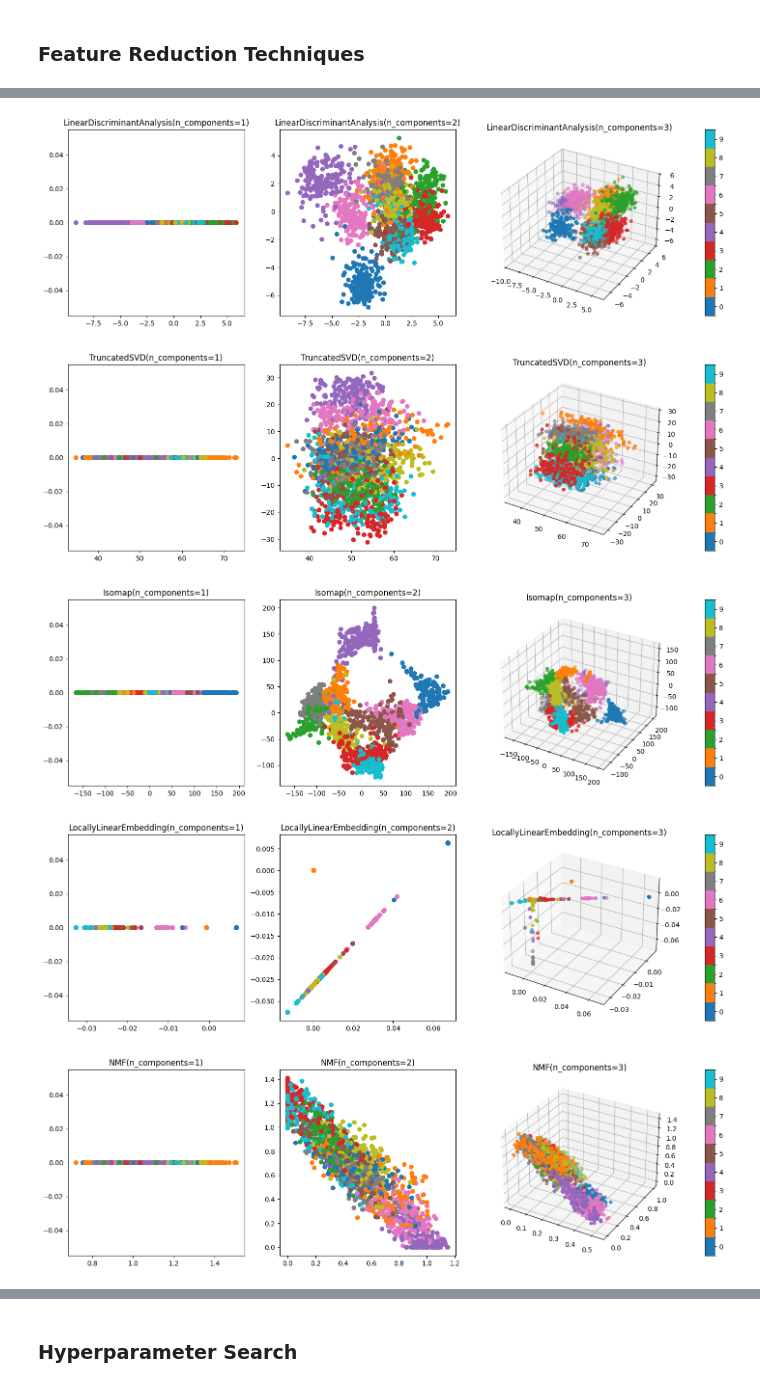
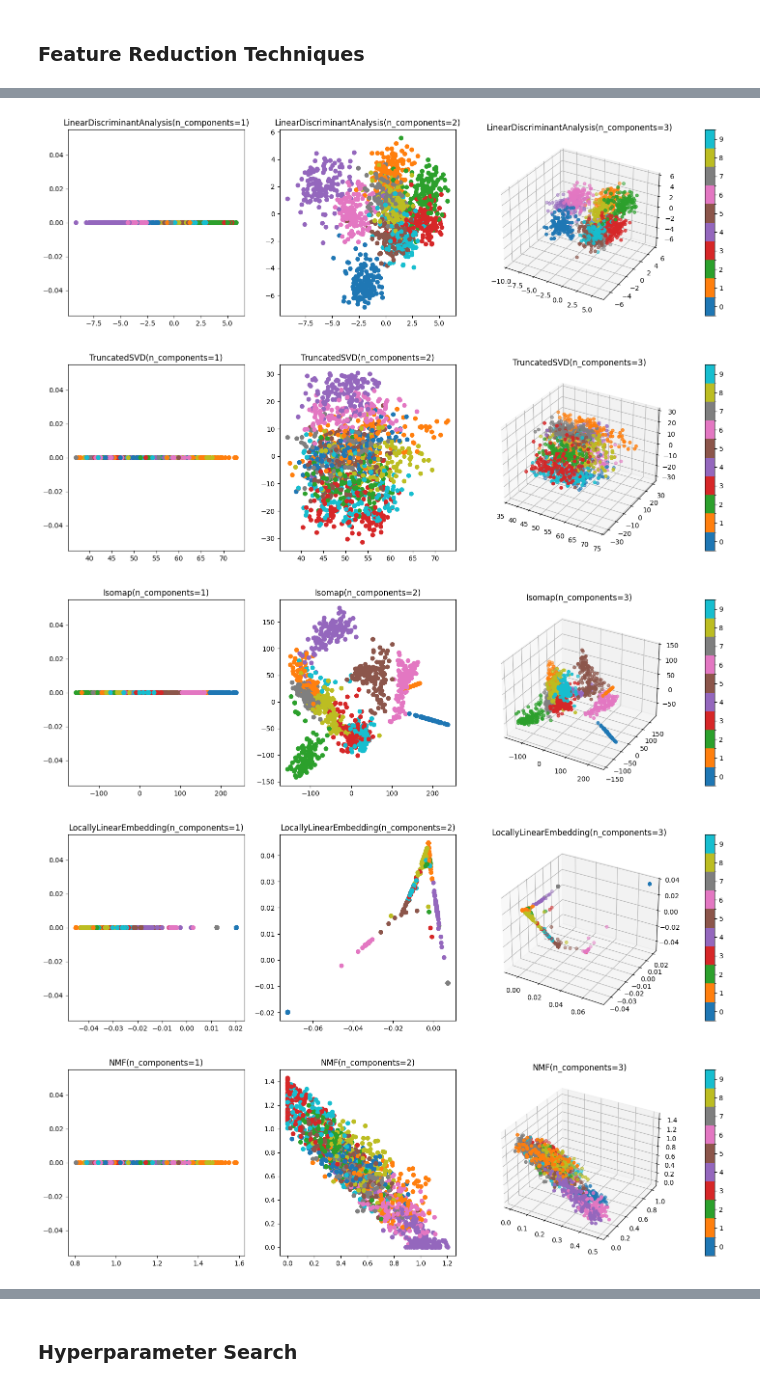
Before and after one commit to kit0kat/ws25-quantum-machine-learning-project, a Jupyter notebook: 2_feature_reduction.ipynb, the cells around one changed output, grey strips where cells are left out. Cells and saved outputs as stored; diff of their text form; code cells hidden in the pictures.

Commit message:
Fix: Run feature reduction HPO on train set only

```diff
--- a/2_feature_reduction.ipynb
+++ b/2_feature_reduction.ipynb
@@ -21,6 +21,7 @@ from sklearn.random_projection import GaussianRandomProjection, SparseRandomProj
 warnings.filterwarnings("ignore")
 # %%
 X, y = load_digits(return_X_y=True)
+X_train, _, y_train, _ = train_test_split(X, y, shuffle=True, test_size=0.2, random_state=42, stratify=y)
 # %%
 def plot_feature_reduction(transformer_cls: Type[TransformerMixin], X: np.ndarray, y: np.ndarray) -> None:
     x_1d = transformer_cls(n_components=1).fit_transform(X, y)
@@ -49,14 +50,14 @@ def plot_feature_reduction(transformer_cls: Type[TransformerMixin], X: np.ndarra
 # %% [markdown]
 ### Feature Reduction Techniques
 # %%
-plot_feature_reduction(PCA, X, y)
-plot_feature_reduction(LinearDiscriminantAnalysis, X, y)
-plot_feature_reduction(TruncatedSVD, X, y)
-plot_feature_reduction(Isomap, X, y)
-plot_feature_reduction(LocallyLinearEmbedding, X, y)
-plot_feature_reduction(NMF, X, y)
-plot_feature_reduction(FastICA, X, y)
-plot_feature_reduction(NeighborhoodComponentsAnalysis, X, y)
-plot_feature_reduction(GaussianRandomProjection, X, y)
-plot_feature_reduction(SparseRandomProjection, X, y)
+plot_feature_reduction(PCA, X_train, y_train)
+plot_feature_reduction(LinearDiscriminantAnalysis, X_train, y_train)
+plot_feature_reduction(TruncatedSVD, X_train, y_train)
+plot_feature_reduction(Isomap, X_train, y_train)
+plot_feature_reduction(LocallyLinearEmbedding, X_train, y_train)
+plot_feature_reduction(NMF, X_train, y_train)
+plot_feature_reduction(FastICA, X_train, y_train)
+plot_feature_reduction(NeighborhoodComponentsAnalysis, X_train, y_train)
+plot_feature_reduction(GaussianRandomProjection, X_train, y_train)
+plot_feature_reduction(SparseRandomProjection, X_train, y_train)
 # %% [output]
@@ -64,5 +65,5 @@ plot_feature_reduction(SparseRandomProjection, X, y)
-[figure, old version]
+[figure, new version]
-[figure, old version]
+[figure, new version]
-[figure, old version]
+[figure, new version]
-[figure, old version]
+[figure, new version]
-[figure, old version]
+[figure, new version]
```
Also changed, not shown: parts of 4 cells of this notebook.
